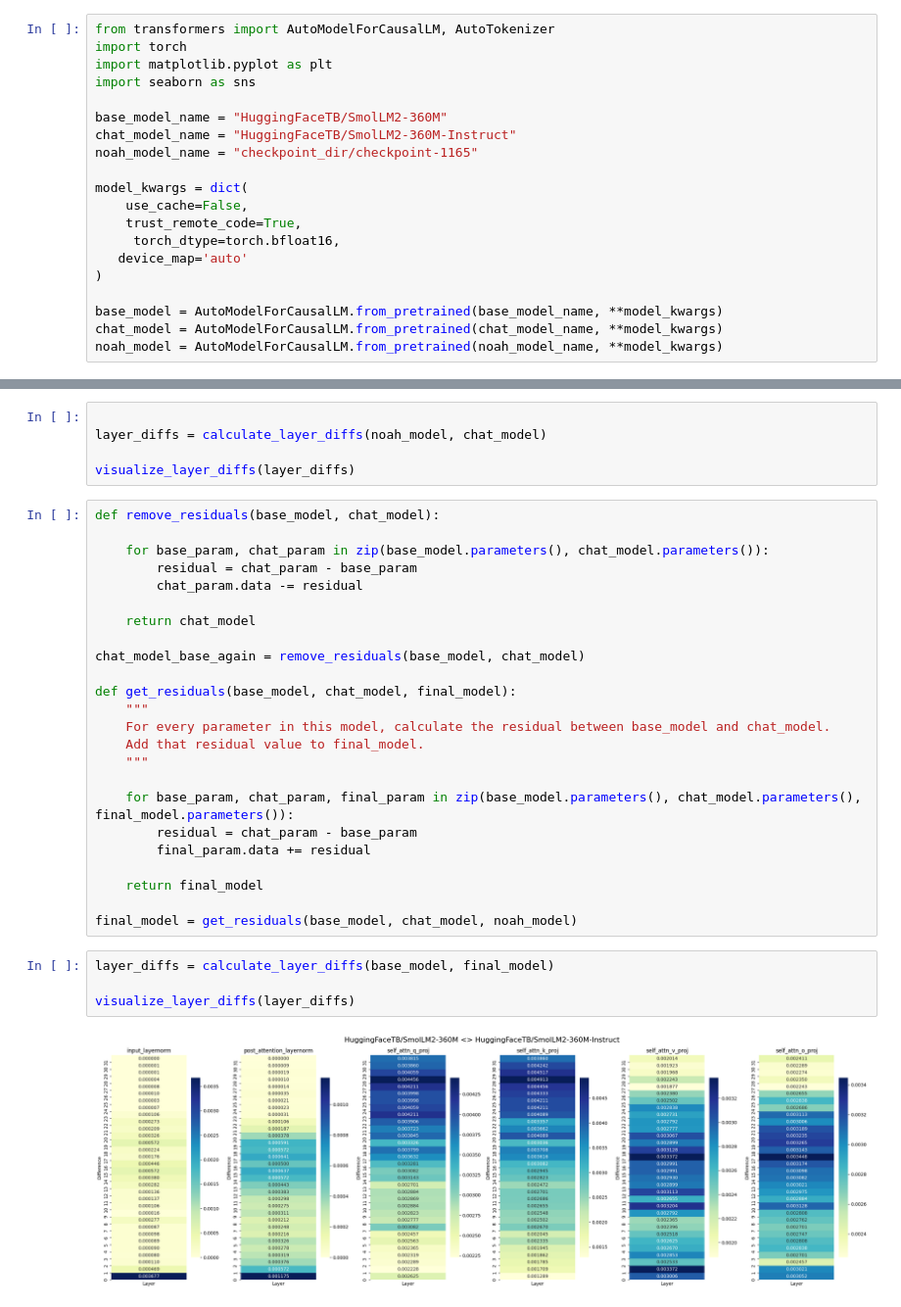
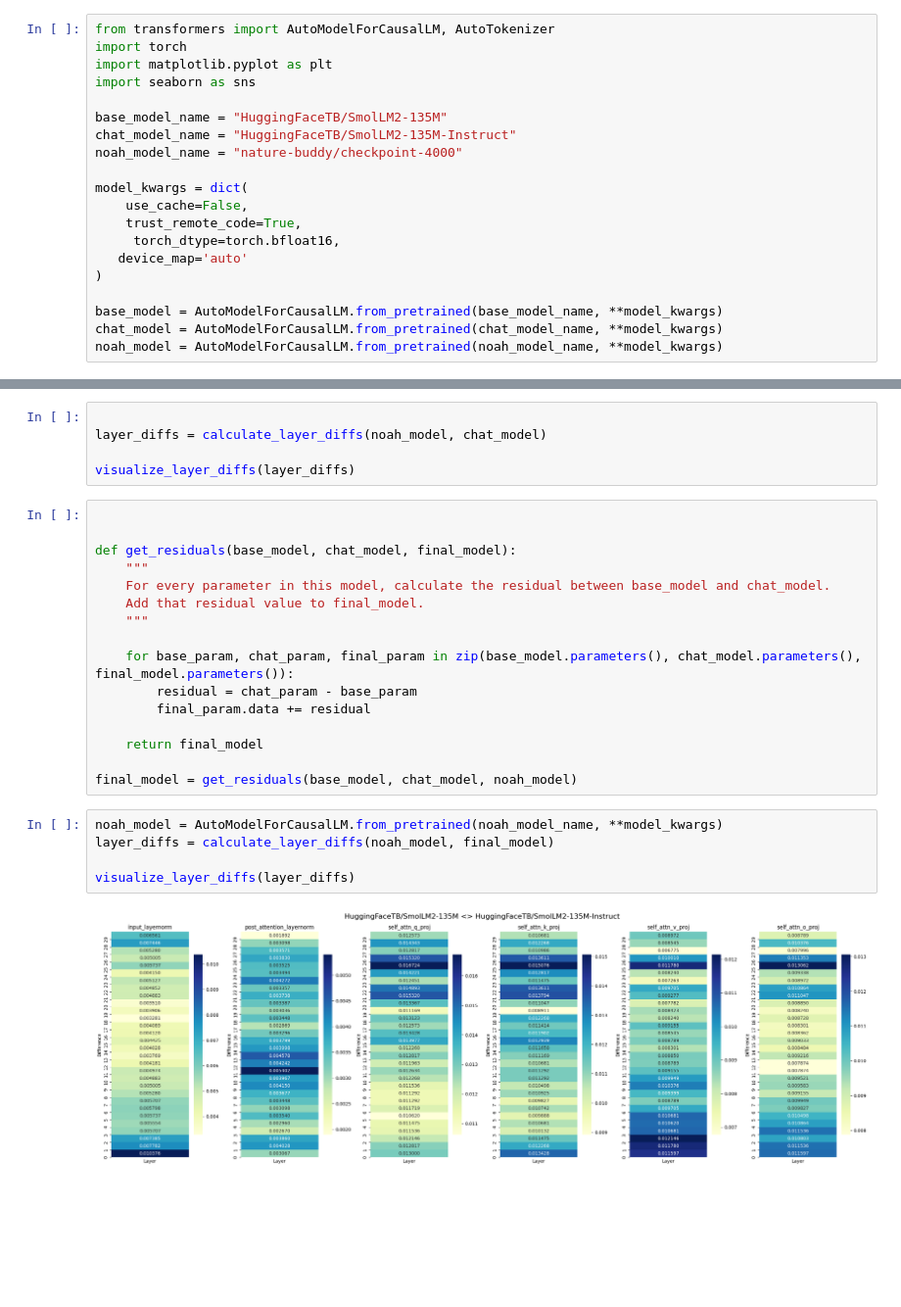
Before and after one commit to nkasmanoff/ft-flow, a Jupyter notebook: Visualize Diff.ipynb, the cells around one changed output, grey strips where cells are left out. Shown at 98% size. Cells and saved outputs as stored; diff of their text form; blank space fills up the shorter version.

```diff
--- a/Visualize Diff.ipynb
+++ b/Visualize Diff.ipynb
@@ -4,9 +4,9 @@ import torch
 import matplotlib.pyplot as plt
 import seaborn as sns
 
-base_model_name = "HuggingFaceTB/SmolLM2-360M"
-chat_model_name = "HuggingFaceTB/SmolLM2-360M-Instruct"
-noah_model_name = "checkpoint_dir/checkpoint-1165"
+base_model_name = "HuggingFaceTB/SmolLM2-135M"
+chat_model_name = "HuggingFaceTB/SmolLM2-135M-Instruct"
+noah_model_name = "nature-buddy/checkpoint-4000"
 
 model_kwargs = dict(
     use_cache=False,
@@ -73,15 +73,7 @@ layer_diffs = calculate_layer_diffs(noah_model, chat_model)
 
 visualize_layer_diffs(layer_diffs)
 # %%
-def remove_residuals(base_model, chat_model):
 
-    for base_param, chat_param in zip(base_model.parameters(), chat_model.parameters()):
-        residual = chat_param - base_param
-        chat_param.data -= residual
-
-    return chat_model
-
-chat_model_base_again = remove_residuals(base_model, chat_model)
 
 def get_residuals(base_model, chat_model, final_model):
     """
@@ -97,9 +89,10 @@ def get_residuals(base_model, chat_model, final_model):
 
 final_model = get_residuals(base_model, chat_model, noah_model)
 # %%
-layer_diffs = calculate_layer_diffs(base_model, final_model)
+noah_model = AutoModelForCausalLM.from_pretrained(noah_model_name, **model_kwargs)
+layer_diffs = calculate_layer_diffs(noah_model, final_model)
 
 visualize_layer_diffs(layer_diffs)
 # %% [output]
-[figure, old version]
+[figure, new version]
 # %%
```
Also changed, not shown: parts of 5 cells of this notebook, 3 other files.
